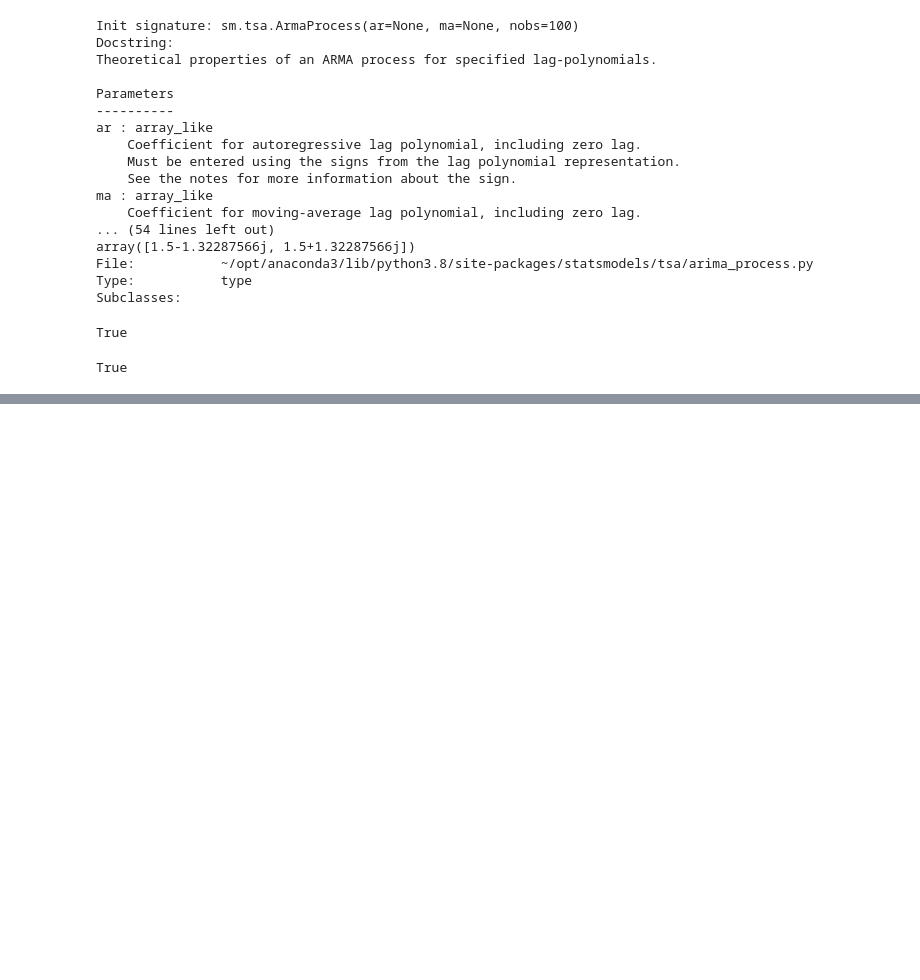
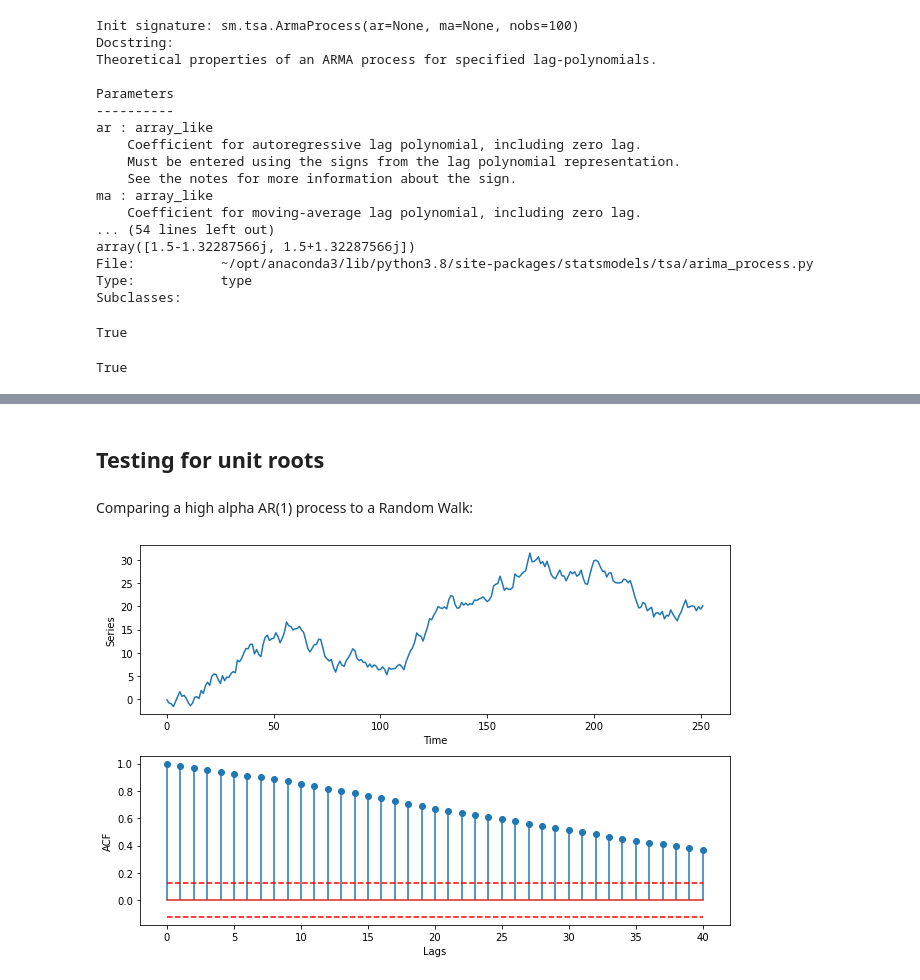
Before and after one commit to mlize/Time-Series-Study, a Jupyter notebook: fitting_time_series_in_the_time_domain.ipynb, the cells around one changed output, grey strips where cells are left out. Saved outputs shown, nothing was run; the diff lists cells and outputs as text; code cells hidden in the pictures; blank space fills up the shorter version.

```diff
--- a/fitting_time_series_in_the_time_domain.ipynb
+++ b/fitting_time_series_in_the_time_domain.ipynb
@@ -660,0 +813,12 @@ Warnings:
+# %% [markdown]
+## Testing for unit roots
+# %% [markdown]
+Comparing a high alpha AR(1) process to a Random Walk:
+# %%
+n_samples = 252
+# %%
+walk = RandomWalk()
+walk_series = walk.generate(n_samples)
+plot_acf(walk_series)
+# %% [output]
+[figure, added]
```
Also changed, not shown: parts of 64 cells of this notebook, 1 other file.
